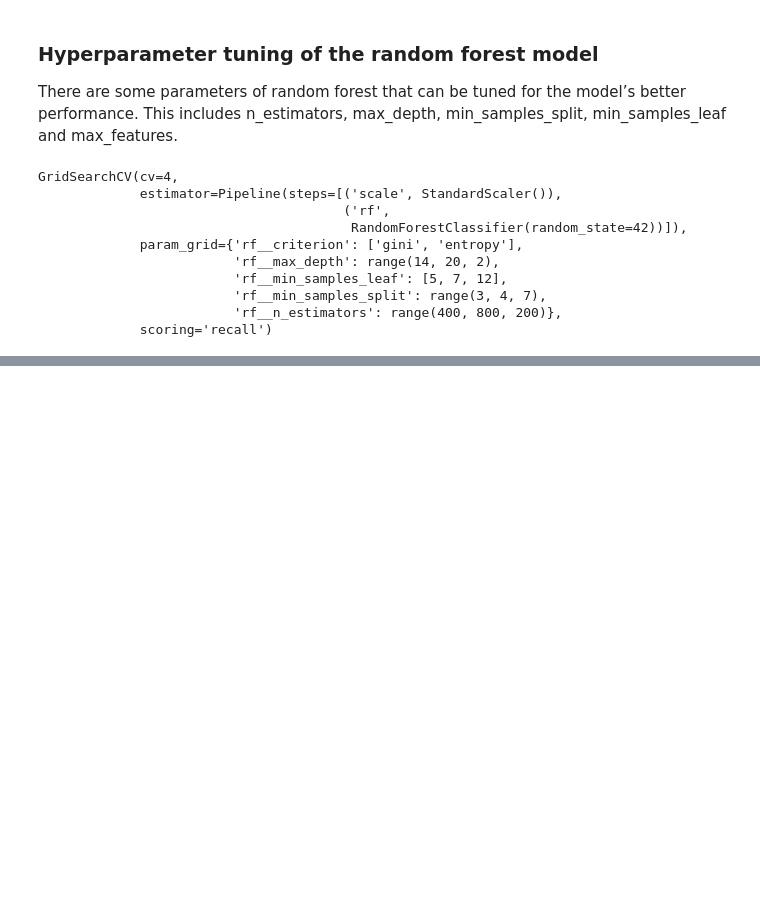
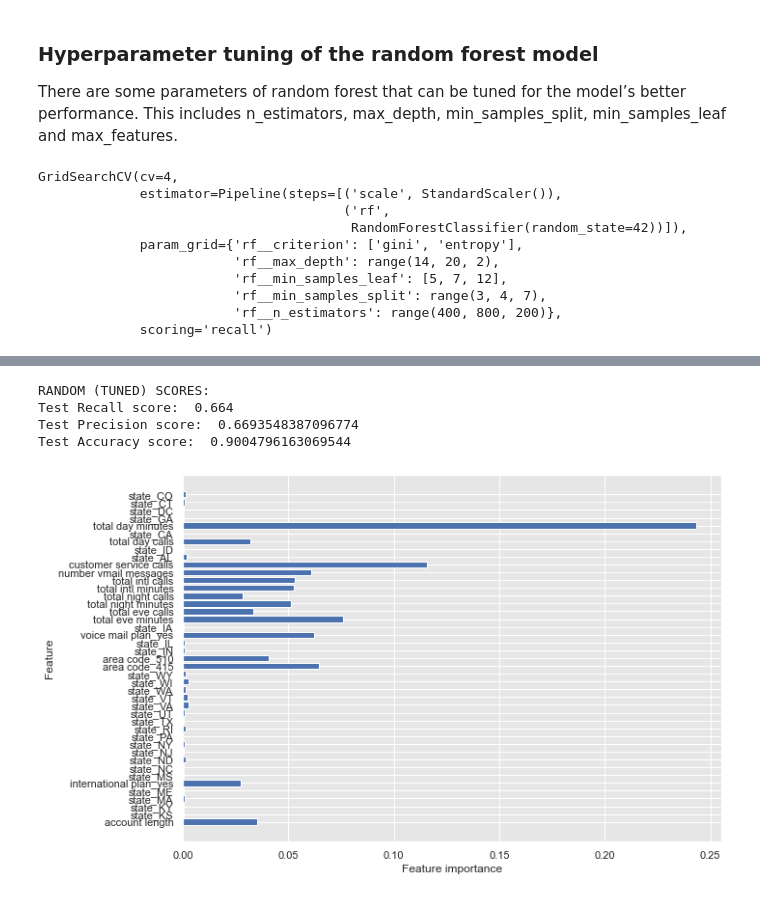
Before and after one commit to Leon380/Phase3_Project, a Jupyter notebook: notebook.ipynb, the cells around one changed output, grey strips where cells are left out. Saved outputs shown, nothing was run; the diff lists cells and outputs as text; code cells hidden in the pictures; blank space fills up the shorter version.

```diff
--- a/notebook.ipynb
+++ b/notebook.ipynb
@@ -808,0 +824,17 @@ Test:  0.9004796163069544
+# %%
+# evaluation metrics of the best model based on the test data
+print('RANDOM (TUNED) SCORES:')
+print('Test Recall score: ', recall_score(y_test, gsearch_rf.predict(X_test)))
+print('Test Precision score: ', precision_score(y_test, gsearch_rf.predict(X_test)))
+print('Test Accuracy score: ', accuracy_score(y_test, gsearch_rf.predict(X_test)))
+# %% [output]
+RANDOM (TUNED) SCORES:
+Test Recall score:  0.664
+Test Precision score:  0.6693548387096774
+Test Accuracy score:  0.9004796163069544
+# %%
+# plot feature importances of the best model using the defined function
+# function takes in the pipeline name and figsize.
+plot_feature_importances(gsearch_rf.best_estimator_, (10,7))
+# %% [output]
+[figure, added]
```
Also changed, not shown: parts of 15 cells of this notebook, 9 other files.
